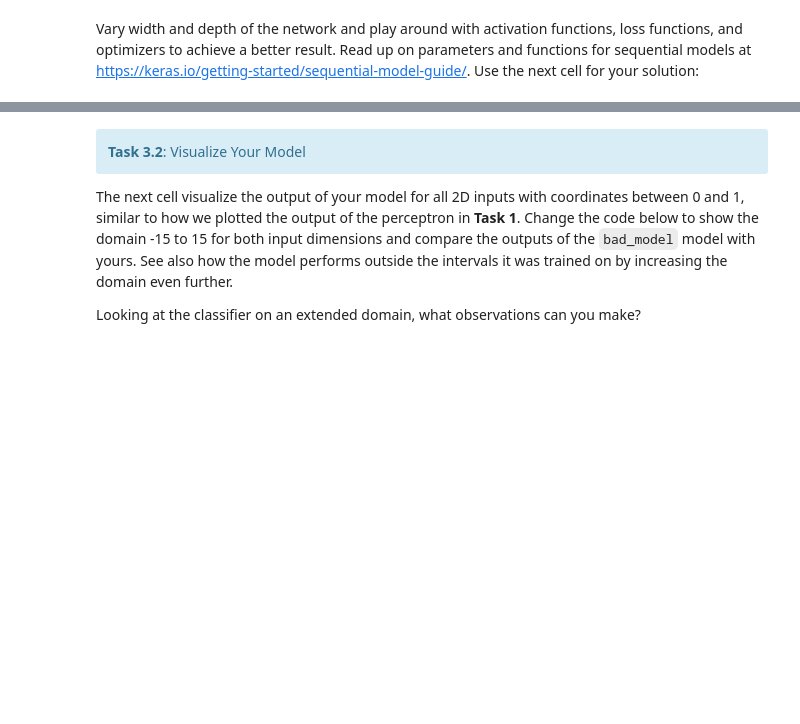
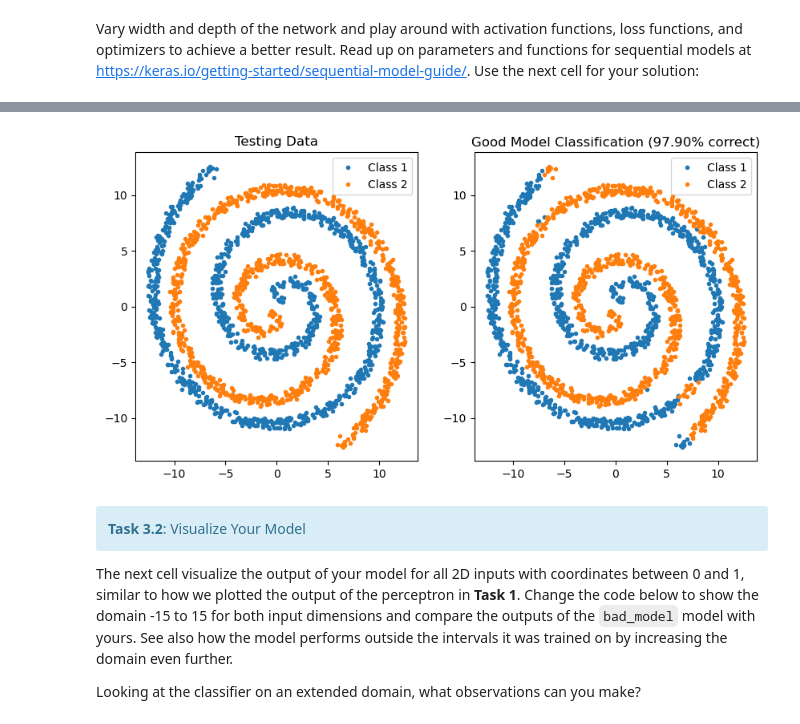
Before and after one commit to ai-mbl/intro_dl, a Jupyter notebook: solution.ipynb, the cells around one changed output, grey strips where cells are left out. Drawn from its saved outputs; the diff is of its cells as text; code cells hidden in the pictures; blank space fills up the shorter version.

```diff
--- a/solution.ipynb
+++ b/solution.ipynb
@@ -289,7 +293,7 @@ good_model.compile(
     metrics=['accuracy'])
 
 # Train the model
-good_model.fit(X_train, y_train, epochs=1500, batch_size=10,  verbose=0)
+good_model.fit(X_train, y_train, epochs=1500, batch_size=10,  verbose=1)
 
 # Predict on the testing data
 good_prediction = np.round(good_model.predict(X_test).T[0])
@@ -301,3 +305,4 @@ plot_points(
     [y_test, good_prediction],
     ["Testing Data", f"Good Model Classification ({accuracy * 100:.2f}% correct)"]
 )
+# %% [output]
@@ -304,3 +310,4 @@ plot_points(
+[figure, added]
 # %% [markdown]
 <div class="alert alert-block alert-info">
     <b>Task 3.2</b>: Visualize Your Model
```
Also changed, not shown: parts of 9 cells of this notebook.
